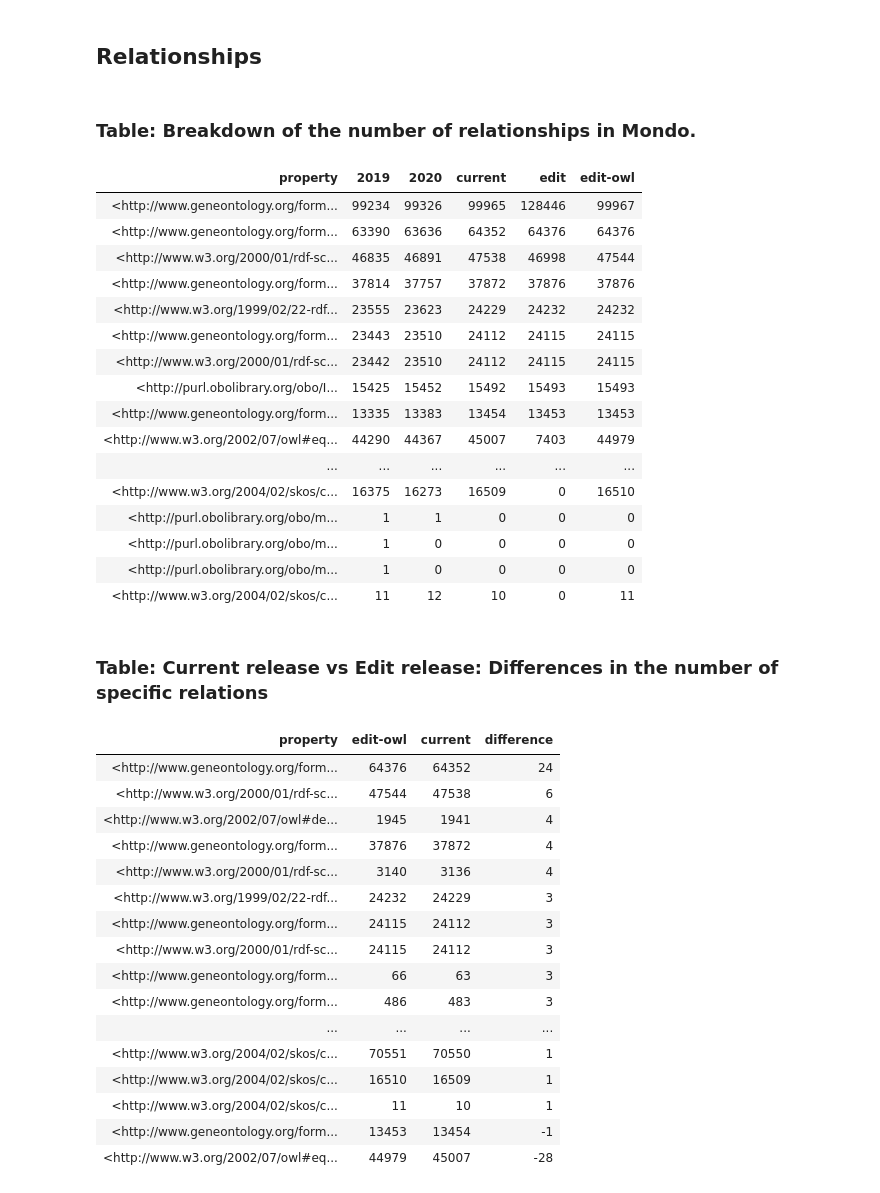
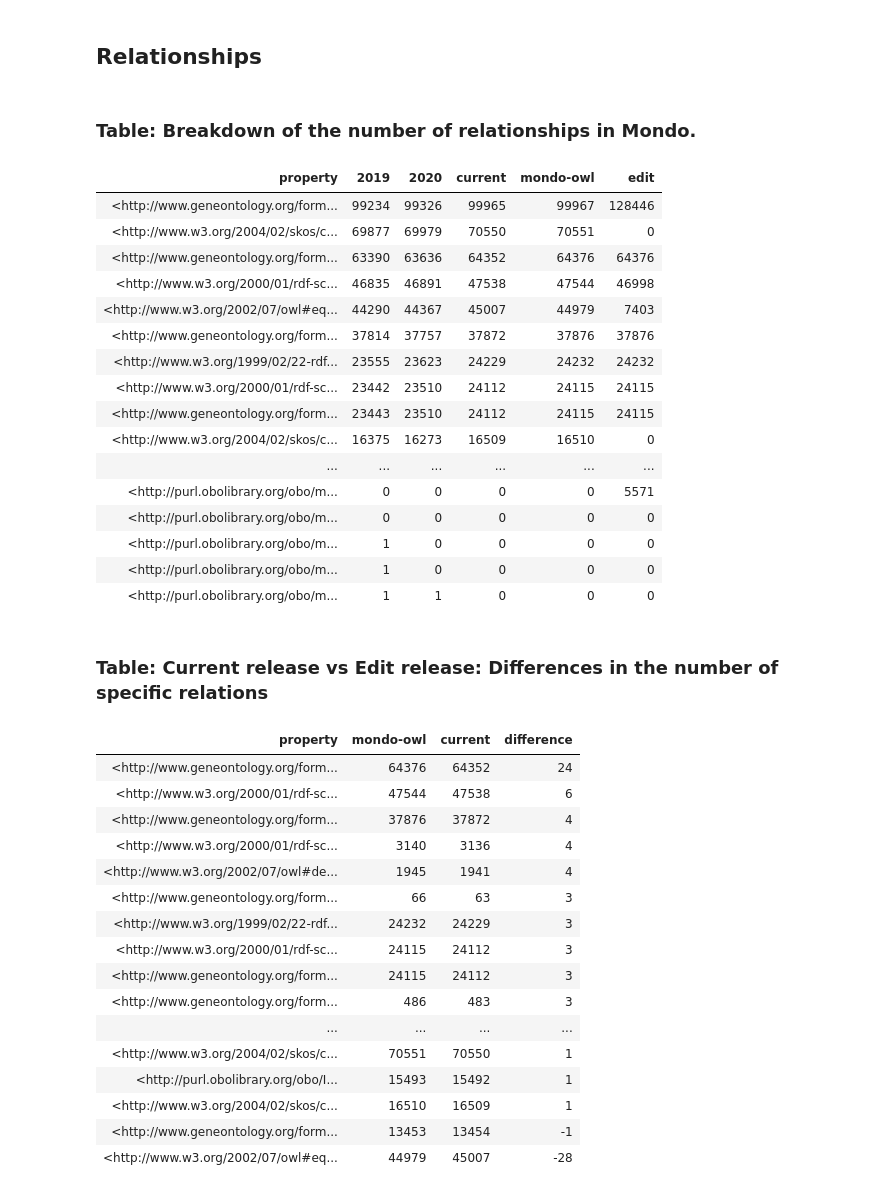
Before and after one commit to monarch-initiative/mondo, a Jupyter notebook: src/ontology/reports/mondo_analysis.ipynb, the cells around one changed output. Drawn from its saved outputs; the diff is of its cells as text; code cells hidden in the pictures.

```diff
--- a/src/ontology/reports/mondo_analysis.ipynb
+++ b/src/ontology/reports/mondo_analysis.ipynb
@@ -276,30 +282,31 @@ df.drop_duplicates(inplace=True)
 # %%
 props=df[['term','property','ontology']].groupby(['ontology','property']).count().add_suffix('_count').reset_index()
 props.sort_values(inplace=True, by=['ontology','term_count'], ascending=False)
 props_pivot=props.pivot(index='property', columns='ontology', values='term_count')
 props_pivot = pd.DataFrame(props_pivot.to_records())
 cols = props_pivot.columns.tolist()
 cols.remove('property')
 props_pivot[cols] = props_pivot[cols].fillna(0).astype(int)
-props_pivot.sort_values(by=[PRIMARY_ONTOLOGY_FOR_QC],ascending=False,inplace=True)
+props_pivot.sort_values(by=['mondo-owl'],ascending=False,inplace=True)
+props_pivot = props_pivot[['property','2019','2020','current','mondo-owl','edit']]
 display(md("### Table: Breakdown of the number of relationships in Mondo."))
 display(HTML(props_pivot.to_html(index=False)))
 # %% [output]
 ### Table: Breakdown of the number of relationships in Mondo.
-| property | 2019 | 2020 | current | edit | edit-owl |
-| <http://www.geneontology.org/form... | 99234 | 99326 | 99965 | 128446 | 99967 |
+| property | 2019 | 2020 | current | mondo-owl | edit |
+| <http://www.geneontology.org/form... | 99234 | 99326 | 99965 | 99967 | 128446 |
+| <http://www.w3.org/2004/02/skos/c... | 69877 | 69979 | 70550 | 70551 | 0 |
 | <http://www.geneontology.org/form... | 63390 | 63636 | 64352 | 64376 | 64376 |
-| <http://www.w3.org/2000/01/rdf-sc... | 46835 | 46891 | 47538 | 46998 | 47544 |
+| <http://www.w3.org/2000/01/rdf-sc... | 46835 | 46891 | 47538 | 47544 | 46998 |
+| <http://www.w3.org/2002/07/owl#eq... | 44290 | 44367 | 45007 | 44979 | 7403 |
 | <http://www.geneontology.org/form... | 37814 | 37757 | 37872 | 37876 | 37876 |
 | <http://www.w3.org/1999/02/22-rdf... | 23555 | 23623 | 24229 | 24232 | 24232 |
+| <http://www.w3.org/2000/01/rdf-sc... | 23442 | 23510 | 24112 | 24115 | 24115 |
 | <http://www.geneontology.org/form... | 23443 | 23510 | 24112 | 24115 | 24115 |
-| <http://www.w3.org/2000/01/rdf-sc... | 23442 | 23510 | 24112 | 24115 | 24115 |
-| <http://purl.obolibrary.org/obo/I... | 15425 | 15452 | 15492 | 15493 | 15493 |
-| <http://www.geneontology.org/form... | 13335 | 13383 | 13454 | 13453 | 13453 |
-| <http://www.w3.org/2002/07/owl#eq... | 44290 | 44367 | 45007 | 7403 | 44979 |
+| <http://www.w3.org/2004/02/skos/c... | 16375 | 16273 | 16509 | 16510 | 0 |
 | ... | ... | ... | ... | ... | ... |
-| <http://www.w3.org/2004/02/skos/c... | 16375 | 16273 | 16509 | 0 | 16510 |
-| <http://purl.obolibrary.org/obo/m... | 1 | 1 | 0 | 0 | 0 |
+| <http://purl.obolibrary.org/obo/m... | 0 | 0 | 0 | 0 | 5571 |
+| <http://purl.obolibrary.org/obo/m... | 0 | 0 | 0 | 0 | 0 |
 | <http://purl.obolibrary.org/obo/m... | 1 | 0 | 0 | 0 | 0 |
 | <http://purl.obolibrary.org/obo/m... | 1 | 0 | 0 | 0 | 0 |
-| <http://www.w3.org/2004/02/skos/c... | 11 | 12 | 10 | 0 | 11 |
+| <http://purl.obolibrary.org/obo/m... | 1 | 1 | 0 | 0 | 0 |
@@ -306,28 +317,28 @@ display(HTML(props_pivot.to_html(index=False)))
 # %%
-current_to_release_diff=props_pivot[['property', 'edit-owl', 'current']]
-current_to_release_diff=current_to_release_diff[current_to_release_diff['current']!=current_to_release_diff['edit-owl']]
+current_to_release_diff=props_pivot[['property', 'mondo-owl', 'current']]
+current_to_release_diff=current_to_release_diff[current_to_release_diff['current']!=current_to_release_diff['mondo-owl']]
 current_to_release_diff.dropna(inplace=True)
-current_to_release_diff['difference']=current_to_release_diff['edit-owl']-current_to_release_diff['current']
+current_to_release_diff['difference']=current_to_release_diff['mondo-owl']-current_to_release_diff['current']
 current_to_release_diff.sort_values(by=['difference'],ascending=False,inplace=True)
-current_to_release_diff[['edit-owl', 'current','difference']] = current_to_release_diff[['edit-owl', 'current','difference']].astype(int)
+current_to_release_diff[['mondo-owl', 'current','difference']] = current_to_release_diff[['mondo-owl', 'current','difference']].astype(int)
 display(md("### Table: Current release vs Edit release: Differences in the number of specific relations"))
 display(HTML(current_to_release_diff.to_html(index=False)))
 # %% [output]
 ### Table: Current release vs Edit release: Differences in the number of specific relations
-| property | edit-owl | current | difference |
+| property | mondo-owl | current | difference |
 | <http://www.geneontology.org/form... | 64376 | 64352 | 24 |
 | <http://www.w3.org/2000/01/rdf-sc... | 47544 | 47538 | 6 |
-| <http://www.w3.org/2002/07/owl#de... | 1945 | 1941 | 4 |
 | <http://www.geneontology.org/form... | 37876 | 37872 | 4 |
 | <http://www.w3.org/2000/01/rdf-sc... | 3140 | 3136 | 4 |
+| <http://www.w3.org/2002/07/owl#de... | 1945 | 1941 | 4 |
+| <http://www.geneontology.org/form... | 66 | 63 | 3 |
 | <http://www.w3.org/1999/02/22-rdf... | 24232 | 24229 | 3 |
+| <http://www.w3.org/2000/01/rdf-sc... | 24115 | 24112 | 3 |
 | <http://www.geneontology.org/form... | 24115 | 24112 | 3 |
-| <http://www.w3.org/2000/01/rdf-sc... | 24115 | 24112 | 3 |
-| <http://www.geneontology.org/form... | 66 | 63 | 3 |
 | <http://www.geneontology.org/form... | 486 | 483 | 3 |
 | ... | ... | ... | ... |
 | <http://www.w3.org/2004/02/skos/c... | 70551 | 70550 | 1 |
+| <http://purl.obolibrary.org/obo/I... | 15493 | 15492 | 1 |
 | <http://www.w3.org/2004/02/skos/c... | 16510 | 16509 | 1 |
-| <http://www.w3.org/2004/02/skos/c... | 11 | 10 | 1 |
 | <http://www.geneontology.org/form... | 13453 | 13454 | -1 |
 | <http://www.w3.org/2002/07/owl#eq... | 44979 | 45007 | -28 |
```
Also changed, not shown: parts of 6 cells of this notebook, 3 other files.
